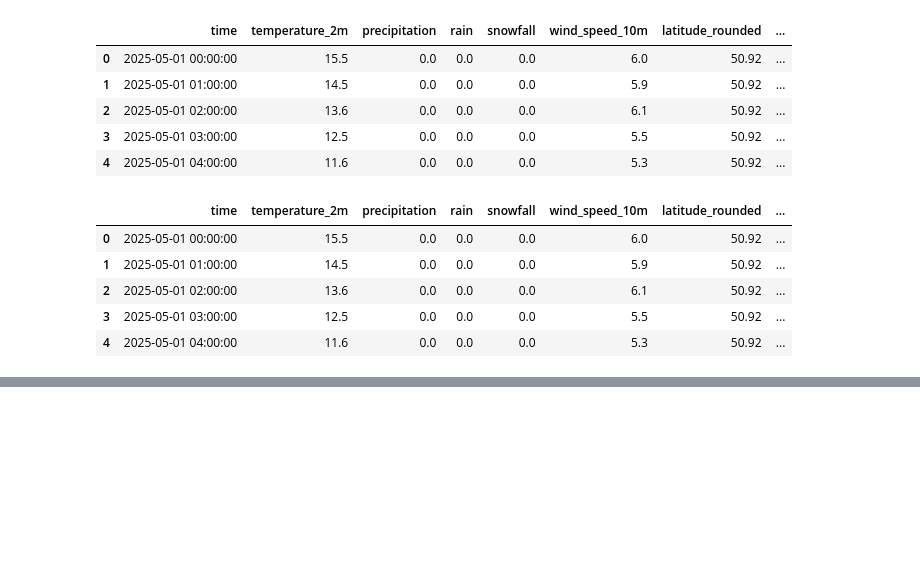
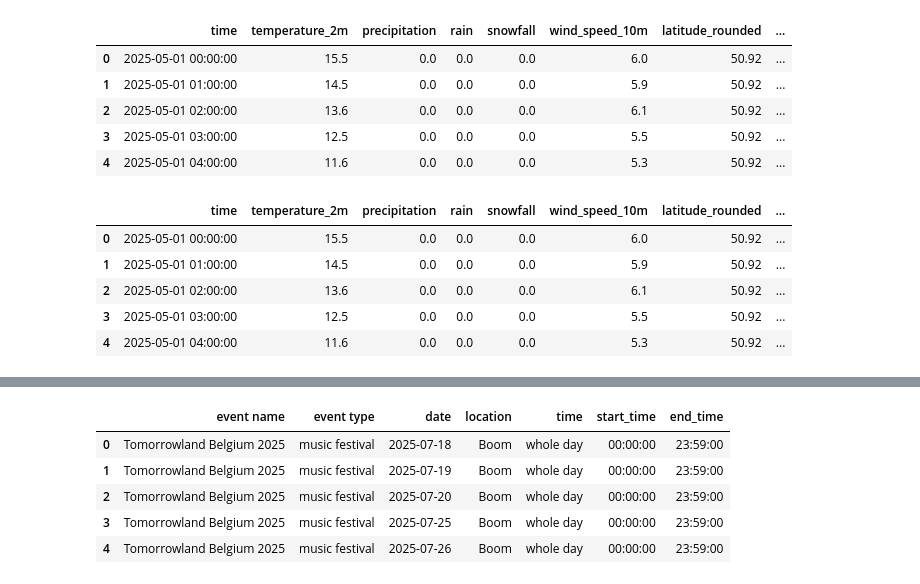
Before and after one commit to annasolodka/mda-cycling-traffic-analysis, a Jupyter notebook: notebooks/01_load_data.ipynb, the cells around one changed output, grey strips where cells are left out. Saved outputs shown, nothing was run; the diff lists cells and outputs as text; code cells hidden in the pictures; blank space fills up the shorter version.

Commit message:
Loading data 07.

```diff
--- a/notebooks/01_load_data.ipynb
+++ b/notebooks/01_load_data.ipynb
@@ -775,0 +784,10 @@ weather_data.to_csv(
+# %%
+event_data_path = project_folder / "data" / "external" / "Special_events.xlsx"
+# %%
+event_sheets = pd.read_excel(
+    event_data_path,
+    sheet_name=None,
+    engine="openpyxl"
+)
+
+event_sheets.keys()
@@ -775,0 +796,5 @@ weather_data.to_csv(
+# %%
+strikes = event_sheets["transport_strike"].copy()
+outdoor_music_events = event_sheets["music_event"].copy()
+indoor_music_events = event_sheets["indoor_music_event"].copy()
+sport_events = event_sheets["major_sport_event"].copy()
@@ -775,0 +810,9 @@ weather_data.to_csv(
+# %%
+outdoor_music_events.head()
+# %% [output]
+|  | event name | event type | date | location | time | start_time | end_time |
+| 0 | Tomorrowland Belgium 2025 | music festival | 2025-07-18 | Boom | whole day | 00:00:00 | 23:59:00 |
+| 1 | Tomorrowland Belgium 2025 | music festival | 2025-07-19 | Boom | whole day | 00:00:00 | 23:59:00 |
+| 2 | Tomorrowland Belgium 2025 | music festival | 2025-07-20 | Boom | whole day | 00:00:00 | 23:59:00 |
+| 3 | Tomorrowland Belgium 2025 | music festival | 2025-07-25 | Boom | whole day | 00:00:00 | 23:59:00 |
+| 4 | Tomorrowland Belgium 2025 | music festival | 2025-07-26 | Boom | whole day | 00:00:00 | 23:59:00 |
```
Also changed, not shown: parts of 9 cells of this notebook, 1 other file.
